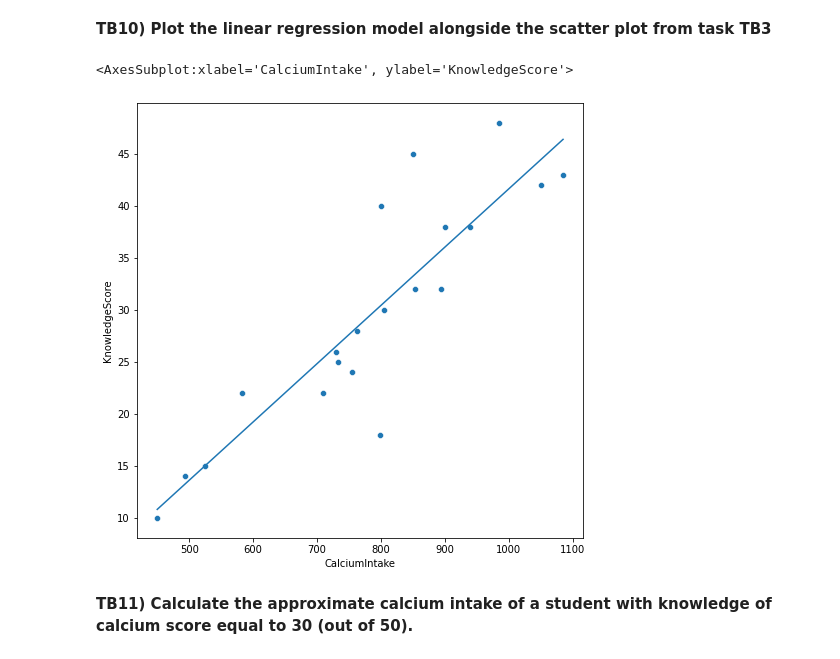
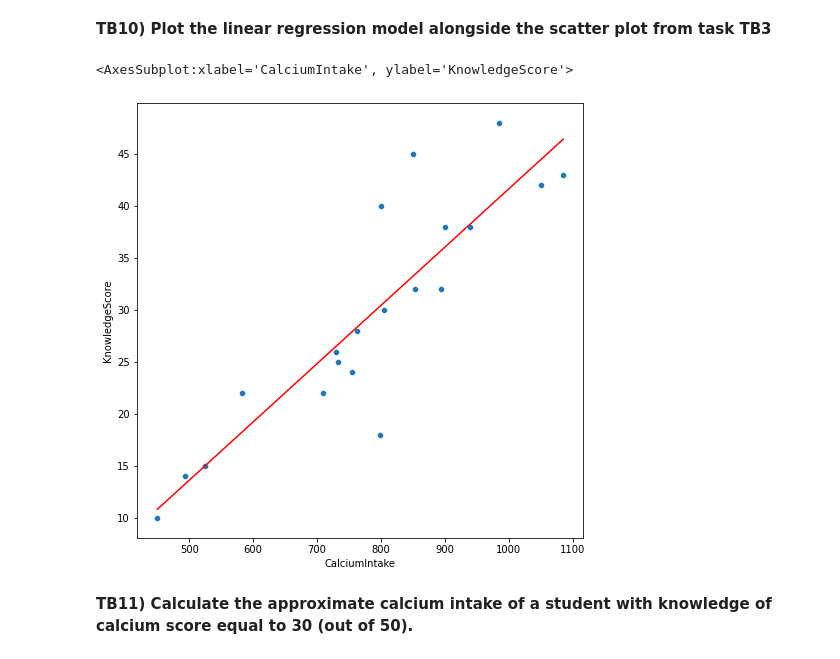
Before and after one commit to AnnabethS/DAT1, a Jupyter notebook: week 10/DAT1-Practical9-Questions.ipynb, the cells around one changed output. Cells and saved outputs as stored; diff of their text form; code cells hidden in the pictures.

```diff
--- a/week 10/DAT1-Practical9-Questions.ipynb
+++ b/week 10/DAT1-Practical9-Questions.ipynb
@@ -199,15 +206,15 @@ r² score: 0.7783741285106188
 # %%
 #Write your answer here
 fig = plt.figure(num=1, figsize=(8,8))
 ax = fig.add_subplot()
 sns.scatterplot(x=nutritionData['CalciumIntake'], y=nutritionData['KnowledgeScore'])
 minX = nutritionData['CalciumIntake'].min()
 maxX = nutritionData['CalciumIntake'].max()
 linearSpace2 = np.linspace(minX, maxX, num=(maxX - minX))
-sns.lineplot(x=linearSpace2, y=((linearSpace2*nutritionRegression.coef_) + nutritionRegression.intercept_))
+sns.lineplot(x=linearSpace2, y=((linearSpace2*nutritionRegression.coef_) + nutritionRegression.intercept_), color='r')
 # %% [output]
 <AxesSubplot:xlabel='CalciumIntake', ylabel='KnowledgeScore'>
-[figure, old version]
+[figure, new version]
 # %% [markdown]
 **TB11) Calculate the approximate calcium intake of a student with knowledge of calcium score equal to 30 (out of 50).**
 # %%
```
Also changed, not shown: parts of 9 cells of this notebook.
